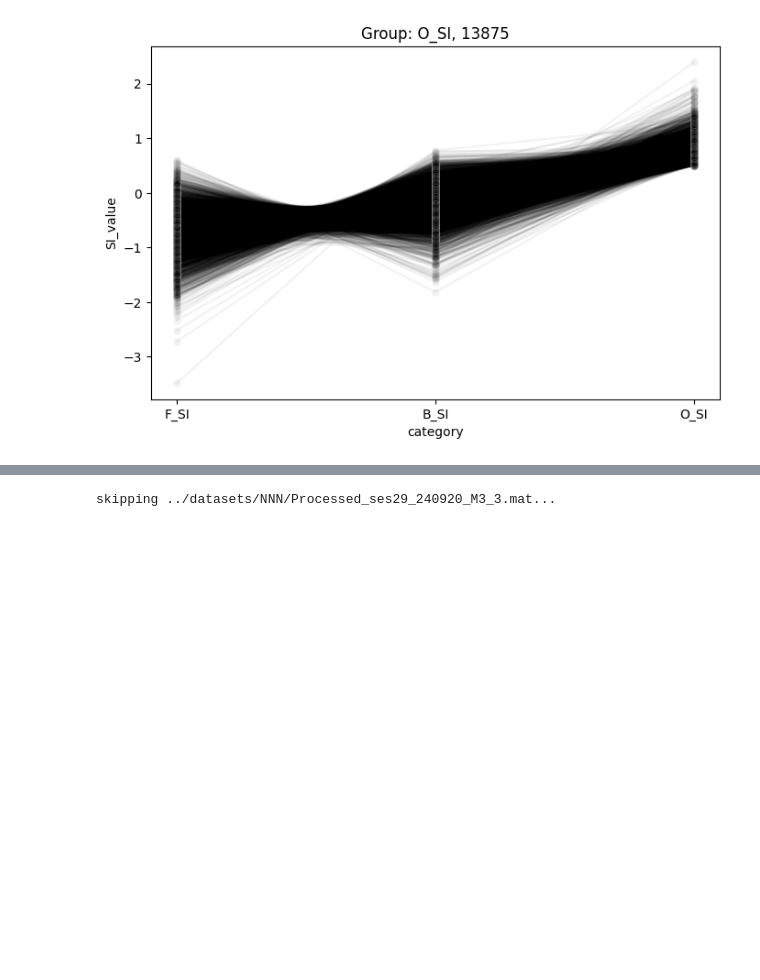
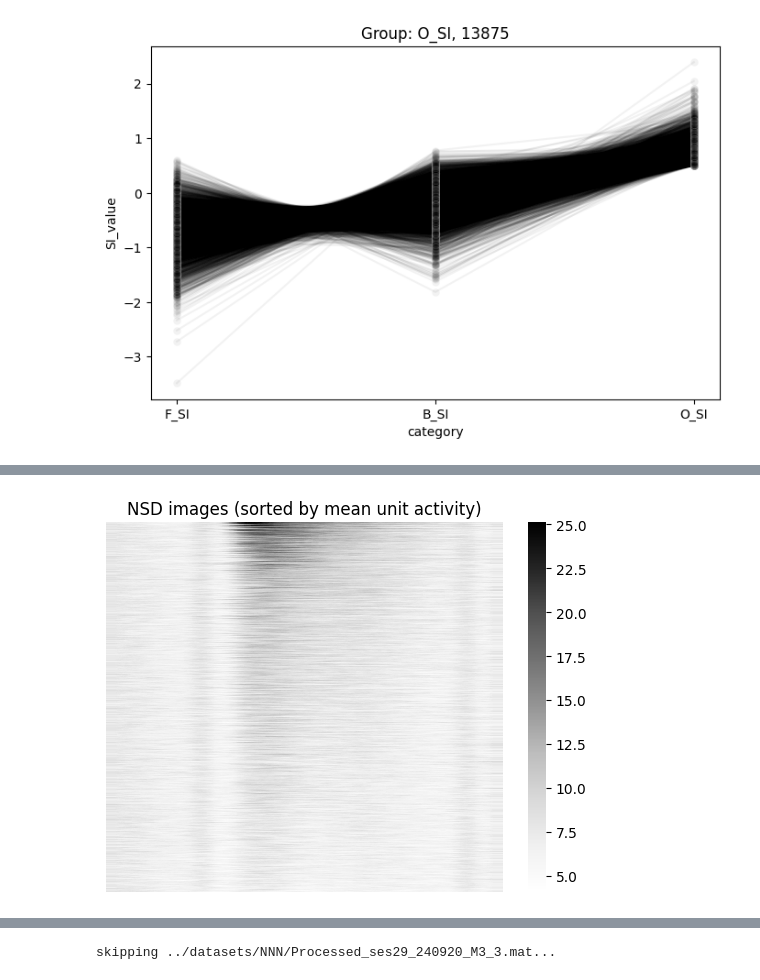
Before and after one commit to aimarvi/triplen, a Jupyter notebook: exploring_data.ipynb, the cells around one changed output, grey strips where cells are left out. Drawn from its saved outputs; the diff is of its cells as text; code cells hidden in the pictures; blank space fills up the shorter version.

```diff
--- a/exploring_data.ipynb
+++ b/exploring_data.ipynb
@@ -158,0 +195,14 @@ The palette list has fewer values (1) than needed (4625) and will cycle, which m
+# %%
+# 1. Compute mean activity for each image
+row_means = M.mean(axis=1)  # shape: (num_images,)
+
+# 2. Get sort order (indices of rows), from highest to lowest mean
+row_order = np.argsort(row_means)[::-1]  # descending order
+
+# 3. Plot using the sorted order
+sns.heatmap(M[row_order, :], cmap=sns.color_palette('Greys', as_cmap=True))
+plt.title('NSD images (sorted by mean unit activity)')
+plt.axis('off')
+plt.show()
+# %% [output]
+[figure, added]
```
Also changed, not shown: parts of 5 cells of this notebook, 2 other files.
